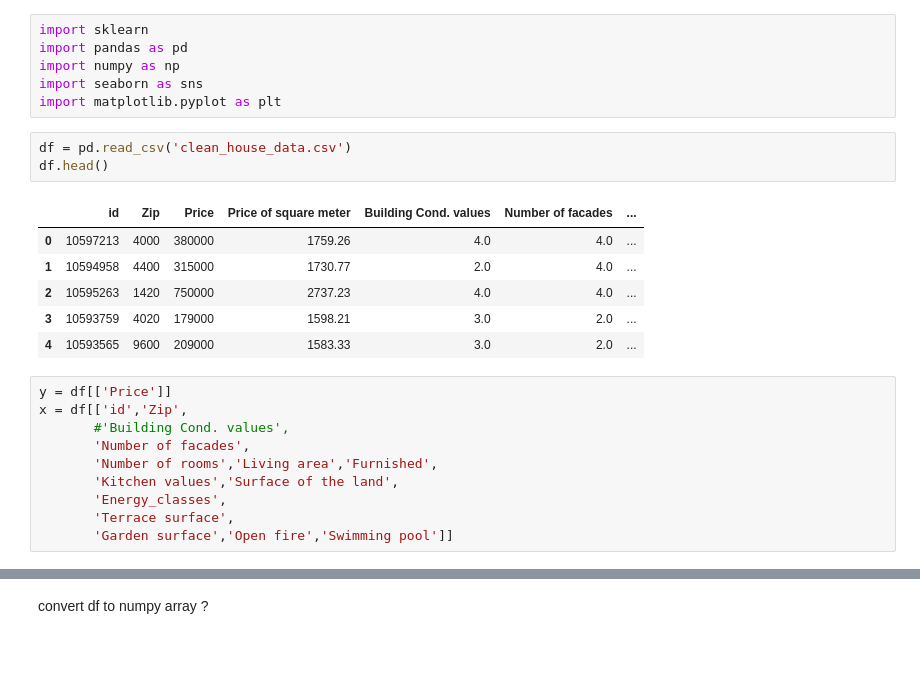
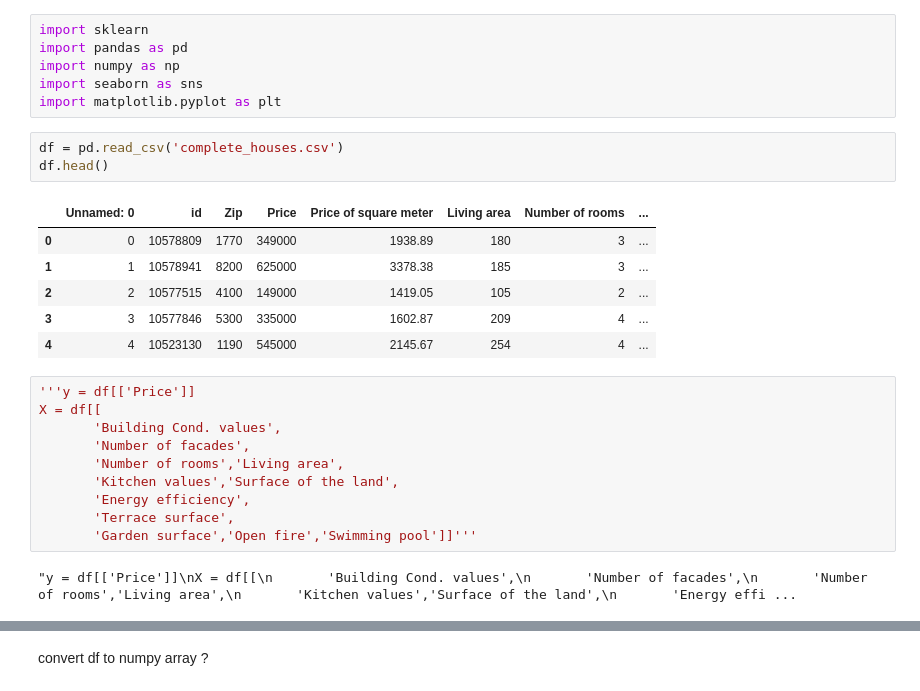
Before and after one commit to Ta-DevSark/challenge-regression, a Jupyter notebook: mourad.ipynb, the cells around one changed output, grey strips where cells are left out. Drawn from its saved outputs; the diff is of its cells as text; blank space fills up the shorter version.

```diff
--- a/mourad.ipynb
+++ b/mourad.ipynb
@@ -5,22 +5,24 @@ import numpy as np
 import seaborn as sns
 import matplotlib.pyplot as plt
 # %%
-df = pd.read_csv('clean_house_data.csv')
+df = pd.read_csv('complete_houses.csv')
 df.head()
 # %% [output]
-|  | id | Zip | Price | Price of square meter | Building Cond. values | Number of facades | ... |
-| 0 | 10597213 | 4000 | 380000 | 1759.26 | 4.0 | 4.0 | ... |
-| 1 | 10594958 | 4400 | 315000 | 1730.77 | 2.0 | 4.0 | ... |
-| 2 | 10595263 | 1420 | 750000 | 2737.23 | 4.0 | 4.0 | ... |
-| 3 | 10593759 | 4020 | 179000 | 1598.21 | 3.0 | 2.0 | ... |
-| 4 | 10593565 | 9600 | 209000 | 1583.33 | 3.0 | 2.0 | ... |
+|  | Unnamed: 0 | id | Zip | Price | Price of square meter | Living area | Number of rooms | ... |
+| 0 | 0 | 10578809 | 1770 | 349000 | 1938.89 | 180 | 3 | ... |
+| 1 | 1 | 10578941 | 8200 | 625000 | 3378.38 | 185 | 3 | ... |
+| 2 | 2 | 10577515 | 4100 | 149000 | 1419.05 | 105 | 2 | ... |
+| 3 | 3 | 10577846 | 5300 | 335000 | 1602.87 | 209 | 4 | ... |
+| 4 | 4 | 10523130 | 1190 | 545000 | 2145.67 | 254 | 4 | ... |
 # %%
-y = df[['Price']]
-x = df[['id','Zip',
-       #'Building Cond. values',
+'''y = df[['Price']]
+X = df[[
+       'Building Cond. values',
        'Number of facades',
-       'Number of rooms','Living area','Furnished',
+       'Number of rooms','Living area',
        'Kitchen values','Surface of the land',
-       'Energy_classes',
+       'Energy efficiency',
        'Terrace surface',
-       'Garden surface','Open fire','Swimming pool']]
+       'Garden surface','Open fire','Swimming pool']]'''
+# %% [output]
+"y = df[['Price']]\nX = df[[\n       'Building Cond. values',\n       'Number of facades',\n       'Number of rooms','Living area',\n       'Kitchen values','Surface of the land',\n       'Energy effi ...
```
Also changed, not shown: parts of 11 cells of this notebook.
